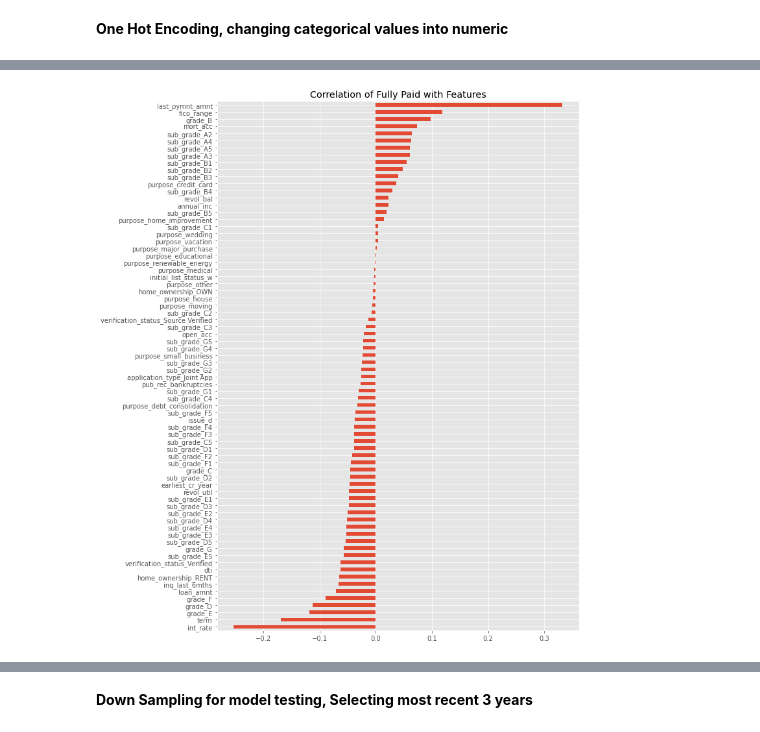
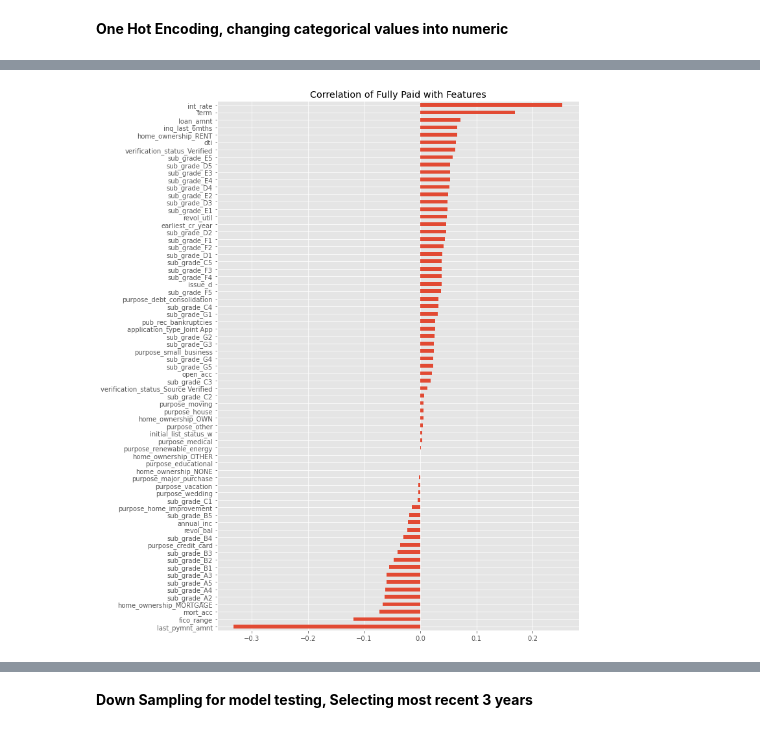
Before and after one commit to smeteo/Lending_Club_Credit_Risk_Analysis, a Jupyter notebook: Lending_Club_v05.ipynb, the cells around one changed output, grey strips where cells are left out. Saved outputs shown, nothing was run; the diff lists cells and outputs as text; code cells hidden in the pictures.

```diff
--- a/Lending_Club_v05.ipynb
+++ b/Lending_Club_v05.ipynb
@@ -862,9 +861,9 @@ df.shape
 # %%
 plt.figure(figsize=(10,15))
-df.corr().Fully_Paid.sort_values()[:-1].plot.barh()
+df.corr().Charged_Off.sort_values()[:-1].plot.barh()
 plt.title('Correlation of Fully Paid with Features');
 # %% [output]
-[figure, old version]
+[figure, new version]
 # %%
 df.sample(10)
 # %% [output]
```
Also changed, not shown: parts of 43 cells of this notebook.
